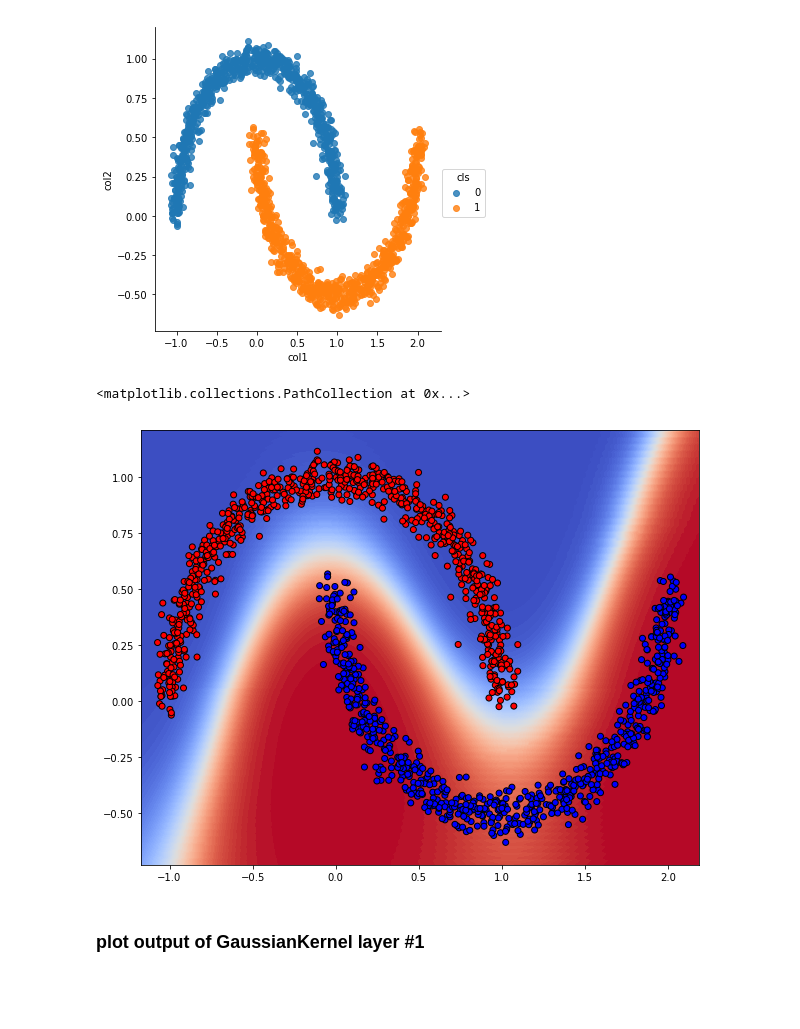
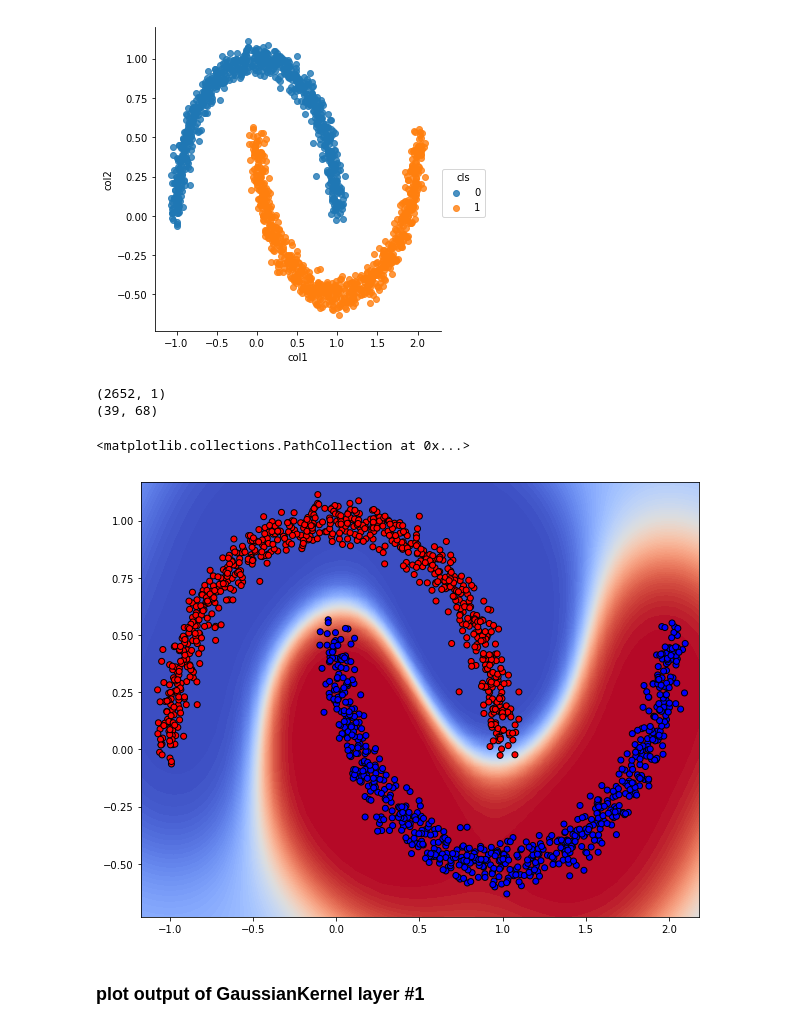
Before and after one commit to darecophoenixx/wordroid.sblo.jp, a Jupyter notebook: lib/keras_ex/GaussianKernel/demo/demo03.ipynb, the cells around one changed output. Saved outputs shown, nothing was run; the diff lists cells and outputs as text; code cells hidden in the pictures; blank space fills up the shorter version.

```diff
--- a/lib/keras_ex/GaussianKernel/demo/demo03.ipynb
+++ b/lib/keras_ex/GaussianKernel/demo/demo03.ipynb
@@ -56,7 +56,7 @@ from keras import backend as K
 # %%
 n_samples = 1500
 
-X, y = datasets.make_moons(n_samples=n_samples, noise=.05, random_state=0)
+X, y = datasets.make_moons(n_samples=n_samples, noise=0.05, random_state=0)
 df = pd.DataFrame(X)
 df.columns = ["col1", "col2"]
 df['cls'] = y
@@ -68,8 +68,11 @@ sns.lmplot("col1", "col2", hue="cls", data=df, fit_reg=False, size=8)
 # %% [markdown]
 ### create model
 # %%
+'''
+landmarks are chosen on input data
+'''
 np.random.seed(0)
-num_lm = 20
+num_lm = 50
 init_wgt = X[np.random.choice(range(X.shape[0]), size=num_lm, replace=False)] + \
            np.random.normal(scale=0.05, size=num_lm*2).reshape(num_lm, 2)
 init_wgt.shape
@@ -78,25 +81,22 @@ init_wgt.shape
 # %%
 np.random.seed(0)
+
 def make_modelz(gamma=0, gamma_svm=0.1, name='DUMMY'):
     inp = Input(shape=(2,), name='inp')
     oup = inp
-    model_2 = Model(inp, oup)
 
-    oup_gk1 = GaussianKernel(num_lm, 2, kernel_gamma='auto', name='gkernel1',
-                             weights=[init_wgt], trainable=False)(oup)
+    oup_gk1 = GaussianKernel2(init_wgt, name='gkernel1',
+                              weights=[np.log(np.array([1/(2*2*0.1)]))], trainable=True)(oup)
     model_gk1 = Model(inp, oup_gk1)
 
-    oup_gk2 = GaussianKernel(10, num_lm, kernel_gamma='auto', name='gkernel2')(oup_gk1)
-    model_gk2 = Model(inp, oup_gk2)
-
-    oup = Dense(1, activation='sigmoid')(oup_gk2)
+    oup = Dense(1, activation='sigmoid')(oup_gk1)
 
     model = Model(inp, oup)
     model.compile(loss='binary_crossentropy', optimizer='adam', metrics=['accuracy'])
+
     return {
         'model': model,
         'model_gk1': model_gk1,
-        'model_gk2': model_gk2,
     }
 
 models = make_modelz()
@@ -134,7 +131,7 @@ sns.lmplot("col1", "col2", hue="cls", data=df, fit_reg=False, size=6)
 # %%
 model.fit(X, y, verbose=0,
           batch_size=32,
-          epochs=1000)
+          epochs=150)
 # %% [output]
 <keras.callbacks.History at 0x...>
 # %% [markdown]
@@ -161,22 +157,32 @@ sns.lmplot("col1", "col2", hue="cls", data=df, fit_reg=False)
 <seaborn.axisgrid.FacetGrid at 0x...>
 [figure]
 # %%
-h = .01
+h = .05
 x_min, x_max = X[:, 0].min() - .1, X[:, 0].max() + .1
 y_min, y_max = X[:, 1].min() - .1, X[:, 1].max() + .1
+# x_min, x_max = -1.5, 2.5
+# y_min, y_max = -1.0, 1.5
 xx, yy = np.meshgrid(np.arange(x_min, x_max, h),
                      np.arange(y_min, y_max, h))
-y_pred = model.predict(np.c_[xx.ravel(), yy.ravel()], batch_size=1024)
+
+y_pred = model.predict(np.c_[xx.ravel(order='C'), yy.ravel(order='C')], batch_size=1024)
+print(y_pred.shape)
 
 cm = plt.cm.coolwarm
 cm_bright = ListedColormap(['#FF0000', '#0000FF'])
 y_pred = y_pred.reshape(xx.shape)
+print(y_pred.shape)
 plt.figure(figsize=(10, 8))
+#plt.imshow(y_pred)
 plt.contourf(xx, yy, y_pred, 100, cmap=cm, alpha=1)
+#levels = (0, 0.25, 0.5, 0.75, 1)
+#plt.contourf(xx, yy, y_pred, levels=levels, cmap=cm, alpha=1)
 plt.scatter(X[:,0], X[:,1], c=y, cmap=cm_bright, edgecolors='k')
 # %% [output]
-<matplotlib.collections.PathCollection at 0x...>
+(2652, 1)
+(39, 68)
+<matplotlib.collections.PathCollection at 0x...>
-[figure, old version]
+[figure, new version]
 # %% [markdown]
 ### plot output of GaussianKernel layer #1
 # %%
```
Also changed, not shown: parts of 13 cells of this notebook.
